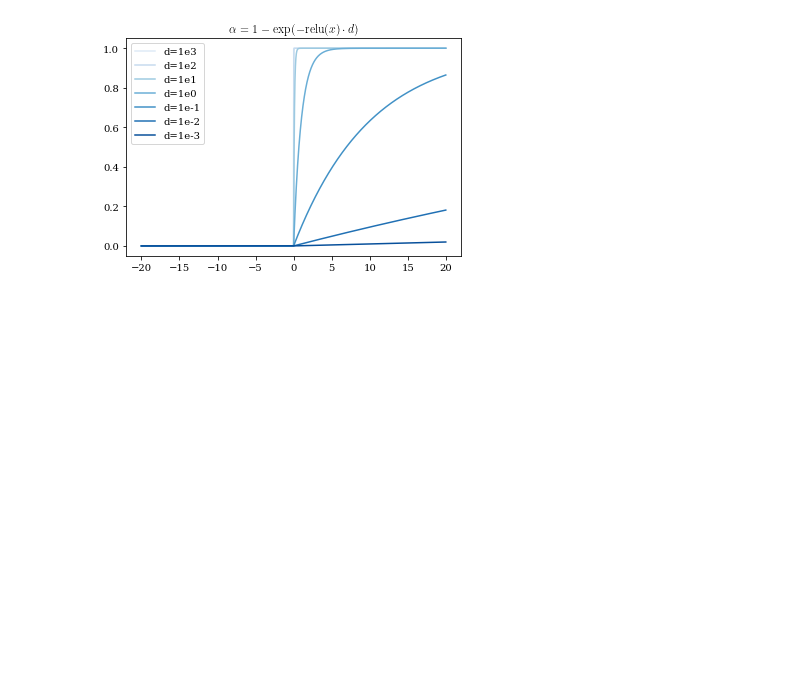
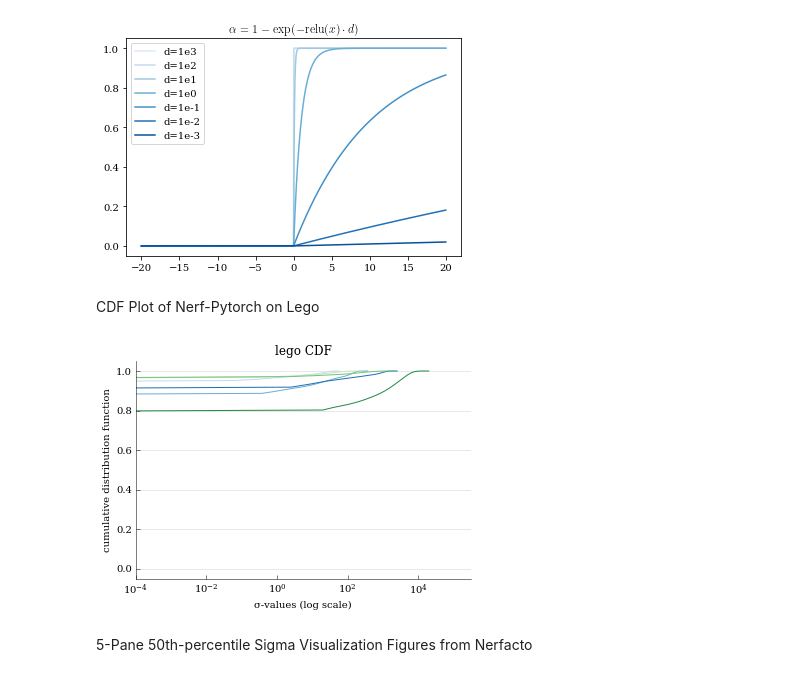
Before and after one commit to j93hahn/scratch, a Jupyter notebook: scratch/algos/alphainv.ipynb, the cells around one changed output. Drawn from its saved outputs; the diff is of its cells as text; code cells hidden in the pictures; blank space fills up the shorter version.

```diff
--- a/scratch/algos/alphainv.ipynb
+++ b/scratch/algos/alphainv.ipynb
@@ -67,3 +69,47 @@ plt.savefig('relu.pdf', bbox_inches='tight', dpi=300)
 plt.show()
 # %% [output]
 [figure]
+# %% [markdown]
+CDF Plot of Nerf-Pytorch on Lego
+# %%
+fig, ax = plt.subplots()
+blue_shades = sns.color_palette("Blues", 3)
+green_shades = sns.color_palette("Greens", 3)
+bins_count = 1000
+
+sns.despine()
+ax.set_xscale('log')
+ax.set_xlabel("σ-values (log scale)")
+ax.set_ylabel("cumulative distribution function")
+ax.set_title(f"lego CDF", fontsize=12)
+
+mapping = {
+    0: 0.1,
+    1: 1.0,
+    2: 10.0
+}
+
+for mlp in ['coarse', 'fine']:
+    colors = blue_shades if mlp == 'coarse' else green_shades
+    for i in reversed(range(3)):
+        sigmas = torch.load(f"{mapping[i]}_{mlp}.pt")
+        cdf, bins = compute_cdf(sigmas, bins_count)
+        cdf = torch.cat([torch.tensor([0.0]), cdf])
+        ax.plot(bins, cdf, linewidth=1.0, color=colors[2-i])
+
+bottom, top = ax.get_ylim()
+ax.set_ylim([bottom, top])
+ax.set_xlim([1e-4, 3e5])
+ax.minorticks_off()
+for spine in ax.spines.values():
+    spine.set_linewidth(0.5)
+    spine.set_color('black')
+ax.tick_params(direction='in', axis='both', width=0.5, color='black', length=4)
+ax.yaxis.grid(True, which='both', linewidth=0.5, color='lightgray')
+
+fig.savefig(f"lego_cdf.pdf", dpi=300, bbox_inches='tight')
+plt.show()
+# %% [output]
+[figure, added]
+# %% [markdown]
+5-Pane 50th-percentile Sigma Visualization Figures from Nerfacto
```
Also changed, not shown: parts of 1 cell of this notebook.
